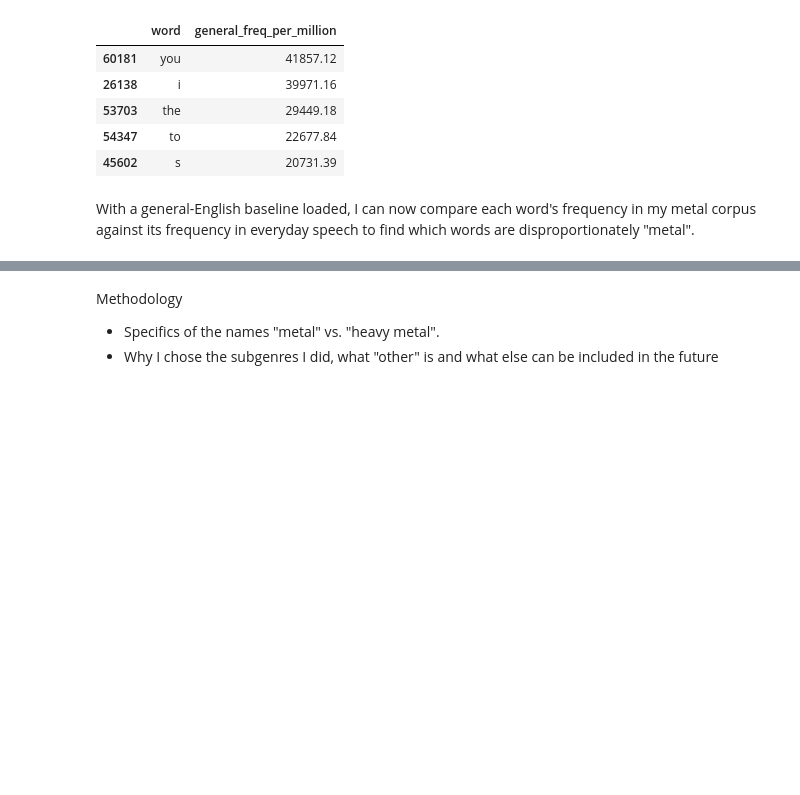
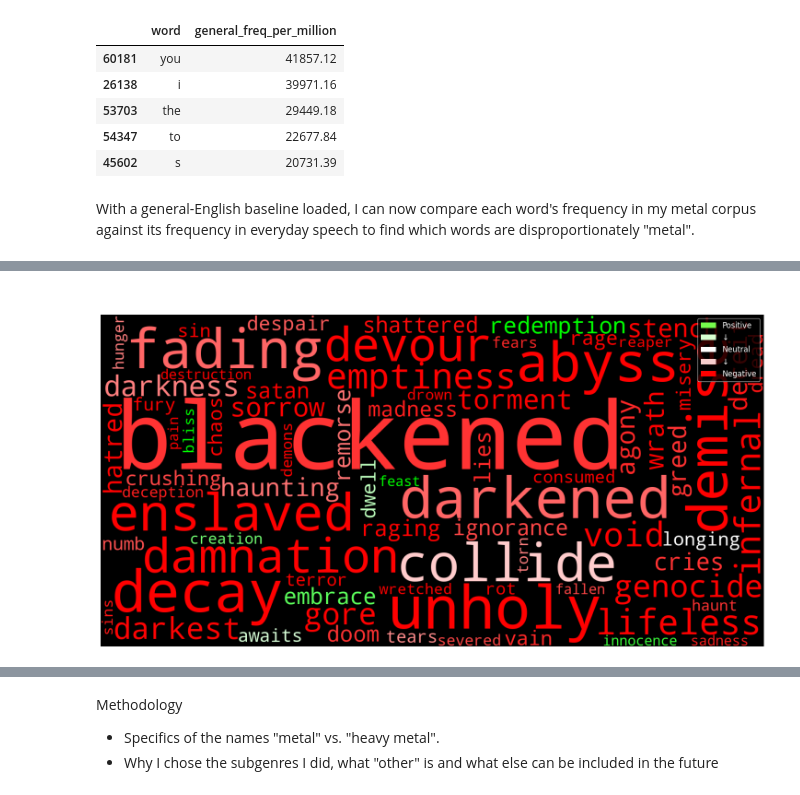
Before and after one commit to wanderson33245/The-Metal-Corpus, a Jupyter notebook: The Metal Corpus.ipynb, the cells around one changed output, grey strips where cells are left out. Drawn from its saved outputs; the diff is of its cells as text; code cells hidden in the pictures; blank space fills up the shorter version.

```diff
--- a/The Metal Corpus.ipynb
+++ b/The Metal Corpus.ipynb
@@ -770,0 +794,94 @@ df_metal_vs_general.head(TOP_N)[['word', 'metal_total', 'metal_freq_per_million'
+# %%
+metal_overrides = {
+    'life':     0.3, # mostly positive, but can be used in a negative context
+    'night':   -0.1, # dark, a little atmospheric
+    'nothing': -0.2, # pessimistic, but can be used in a positive context
+    'eyes':     0.1,
+    'light':    0.4,
+    'black':   -0.2,
+    'blood':   -0.4,
+    'live':     0.6,
+    'dark':    -0.3,
+    'fall':    -0.2,
+    'heart':    0.4,
+    'believe':  0.3,
+    'cold':    -0.3,
+    'last':    -0.2,
+    'home':     0.4,
+    # Everything past here is for the most "metal" words
+    'blackened': -0.4,
+    'unholy':    -0.6, # strongly evil, religious
+    'decay':     -0.5, # rot, deterioration
+    'darkened':  -0.3,
+    'demise':    -0.5, # death, downfall
+    'abyss':     -0.5, # void, despair
+    'fading':    -0.3, # decline
+    'collide':   -0.1,
+    'enslaved':  -0.9,
+    'devour':    -0.5, # consumption, destruction
+    'infernal':  -0.6, # hellish, evil
+    'lifeless':  -0.7, # death, emptiness
+    'void':      -0.5, # emptiness, nihilism
+    'emptiness': -0.5, # hollow, despairing
+    'satan':     -0.9, # don't get much worse than that
+    'reaper':    -0.5, #
+    'feast':      0.5, # symbol of victory, indulgence
+    'torment':   -0.7,
+    'genocide':  -1.0, # okay, you can get a little worse than that
+    'gore':      -0.5,
+    'demons':    -0.6,
+    'angels':     0.9,
+    'wrath':     -0.7,
+    'redemption': 0.6,
+    'filth':     -0.6,
+    'rot':       -0.5,
+    'wretched':  -0.7,
+    'nightmares':-0.7,
+    'consumed':  -0.6,
+    'plague':    -0.8
+}
+
+def has_sentiment_entry(word):
+    """Returns True if the word has a real match in either metal_overrides
+    or VADER's lexicon, rather than just defaulting to a neutral 0.0 score."""
+    word_lower = word.lower()
+    if word_lower in metal_overrides:
+        return True
+    # VADER's lexicon is exposed via sia.lexicon - a dict of word: score
+    return word_lower in sia.lexicon
+
+word_freq_metal_ratio_filtered = dict(
+    zip(
+        df_metal_vs_general[df_metal_vs_general['word'].apply(has_sentiment_entry)]['word'],
+        df_metal_vs_general[df_metal_vs_general['word'].apply(has_sentiment_entry)]['metal_ratio']
+    )
+)
+
+wordcloud_75_filtered = WordCloud(
+    width=1600,
+    height=800,
+    background_color='black',
+    max_words=75,
+    prefer_horizontal=0.7,
+    color_func=get_sentiment_color
+).generate_from_frequencies(word_freq_metal_ratio_filtered)
+
+plt.figure(figsize=(16, 8))
+plt.imshow(wordcloud_75_filtered, interpolation='bilinear')
+plt.axis('off')
+plt.title('Most Disproportionately "Metal" Words — Colored by Sentiment', fontsize=20, color='white', pad=20)
+
+from matplotlib.patches import Patch
+legend_elements = [
+    Patch(facecolor='#75fb4c', label='Positive'),
+    Patch(facecolor='#d7fed0', label='↓'),
+    Patch(facecolor='white', label='Neutral'),
+    Patch(facecolor='#f7cecd', label='↓'),
+    Patch(facecolor='red', label='Negative')
+]
+plt.legend(handles=legend_elements, loc='upper right',
+           facecolor='black', labelcolor='white', fontsize=12)
+plt.tight_layout()
+plt.show()
+# %% [output]
+[figure, added]
```
Also changed, not shown: parts of 10 cells of this notebook.
